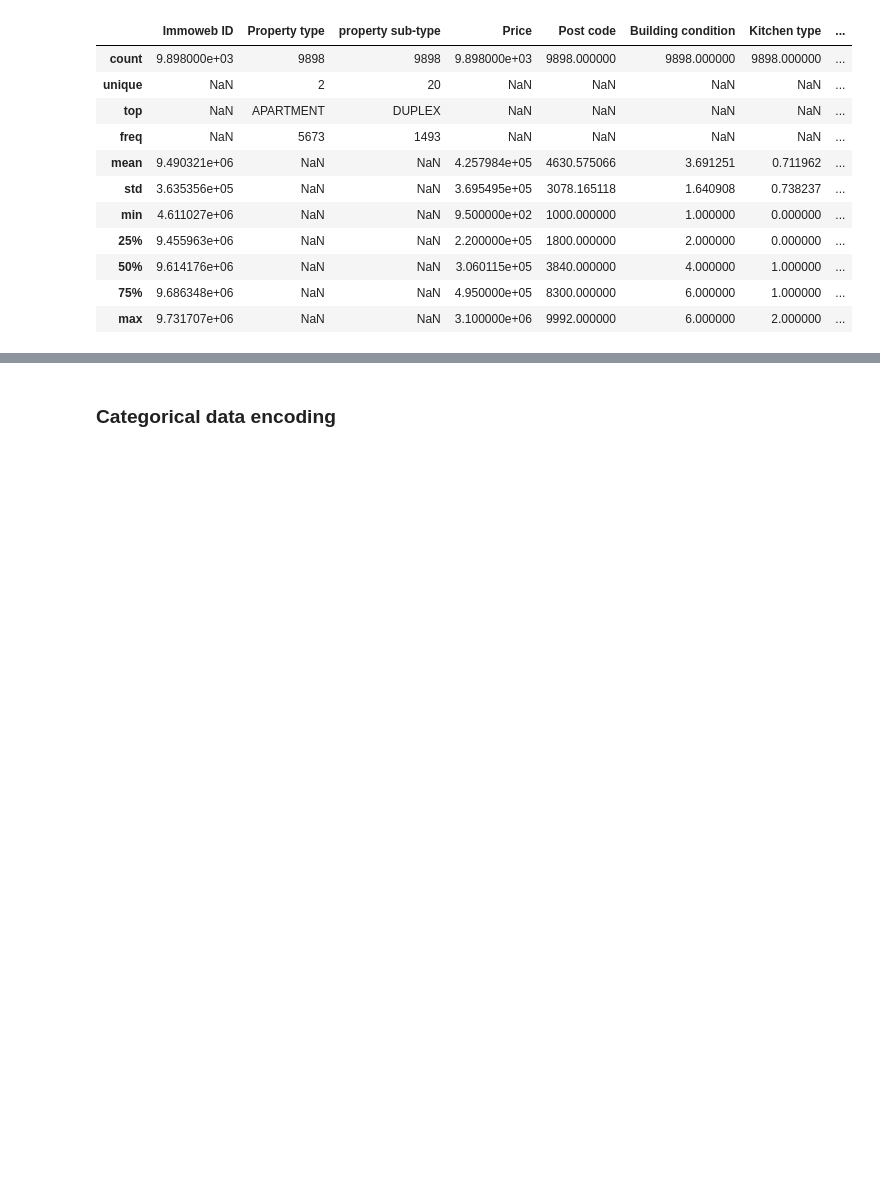
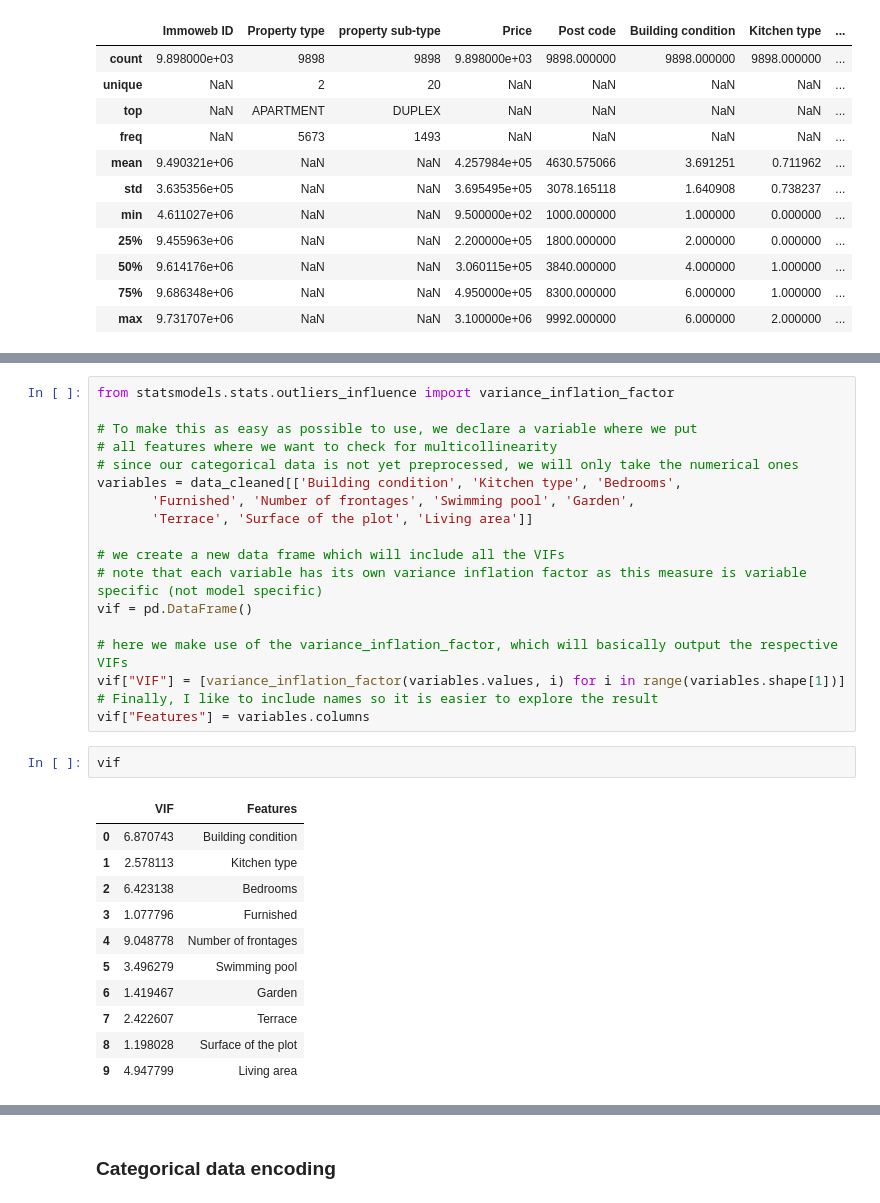
Before and after one commit to dilsadozbrk/immo_eliza_regression, a Jupyter notebook: data/Data_cleaning.ipynb, the cells around one changed output, grey strips where cells are left out. Cells and saved outputs as stored; diff of their text form; blank space fills up the shorter version.

```diff
--- a/data/Data_cleaning.ipynb
+++ b/data/Data_cleaning.ipynb
@@ -418,0 +452,32 @@ data_cleaned.describe(include='all')
+# %%
+from statsmodels.stats.outliers_influence import variance_inflation_factor
+
+# To make this as easy as possible to use, we declare a variable where we put
+# all features where we want to check for multicollinearity
+# since our categorical data is not yet preprocessed, we will only take the numerical ones
+variables = data_cleaned[['Building condition', 'Kitchen type', 'Bedrooms',
+       'Furnished', 'Number of frontages', 'Swimming pool', 'Garden',
+       'Terrace', 'Surface of the plot', 'Living area']]
+
+# we create a new data frame which will include all the VIFs
+# note that each variable has its own variance inflation factor as this measure is variable specific (not model specific)
+vif = pd.DataFrame()
+
+# here we make use of the variance_inflation_factor, which will basically output the respective VIFs
+vif["VIF"] = [variance_inflation_factor(variables.values, i) for i in range(variables.shape[1])]
+# Finally, I like to include names so it is easier to explore the result
+vif["Features"] = variables.columns
+# %%
+vif
+# %% [output]
+|  | VIF | Features |
+| 0 | 6.870743 | Building condition |
+| 1 | 2.578113 | Kitchen type |
+| 2 | 6.423138 | Bedrooms |
+| 3 | 1.077796 | Furnished |
+| 4 | 9.048778 | Number of frontages |
+| 5 | 3.496279 | Swimming pool |
+| 6 | 1.419467 | Garden |
+| 7 | 2.422607 | Terrace |
+| 8 | 1.198028 | Surface of the plot |
+| 9 | 4.947799 | Living area |
```
Also changed, not shown: parts of 11 cells of this notebook.
